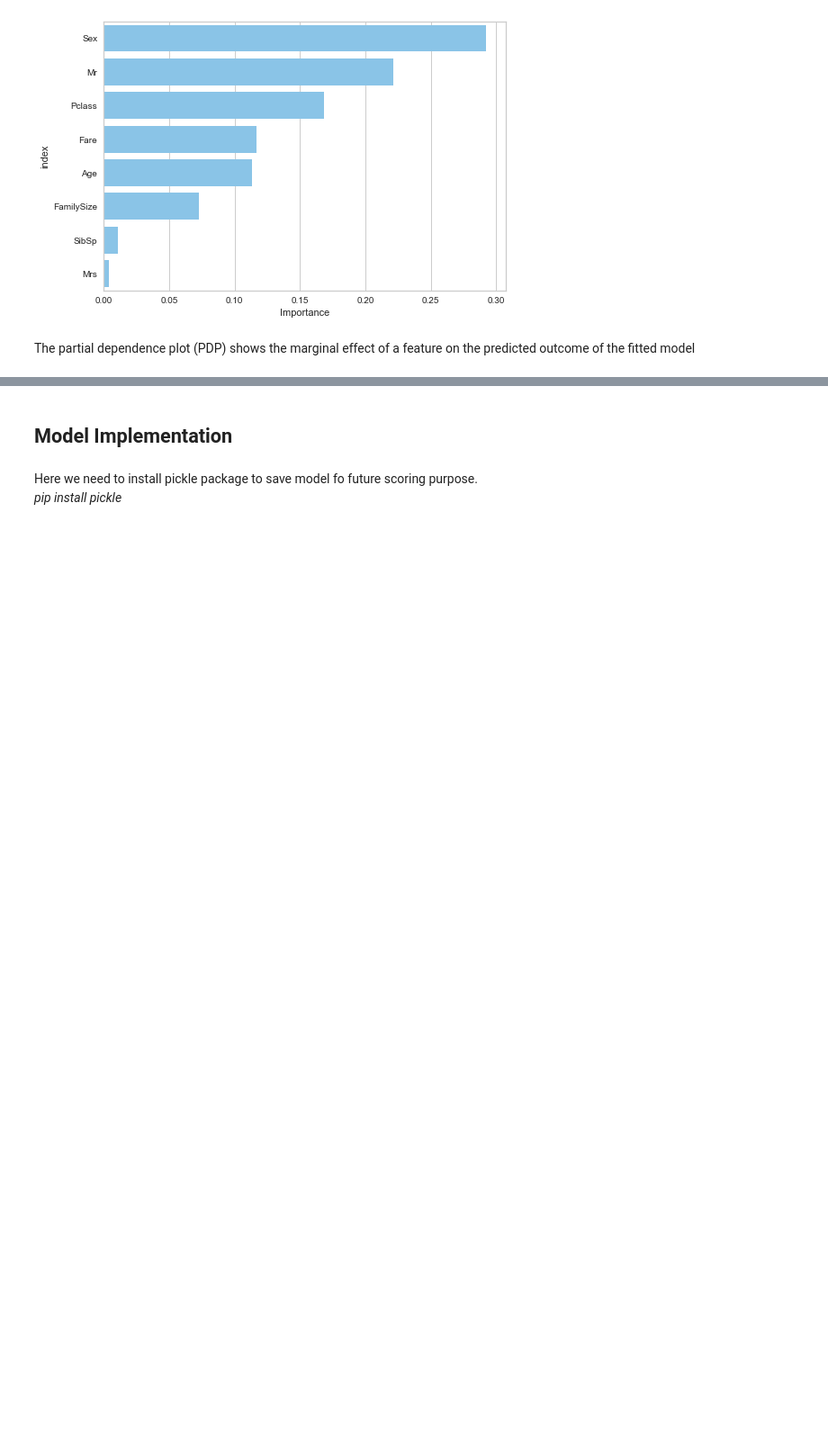
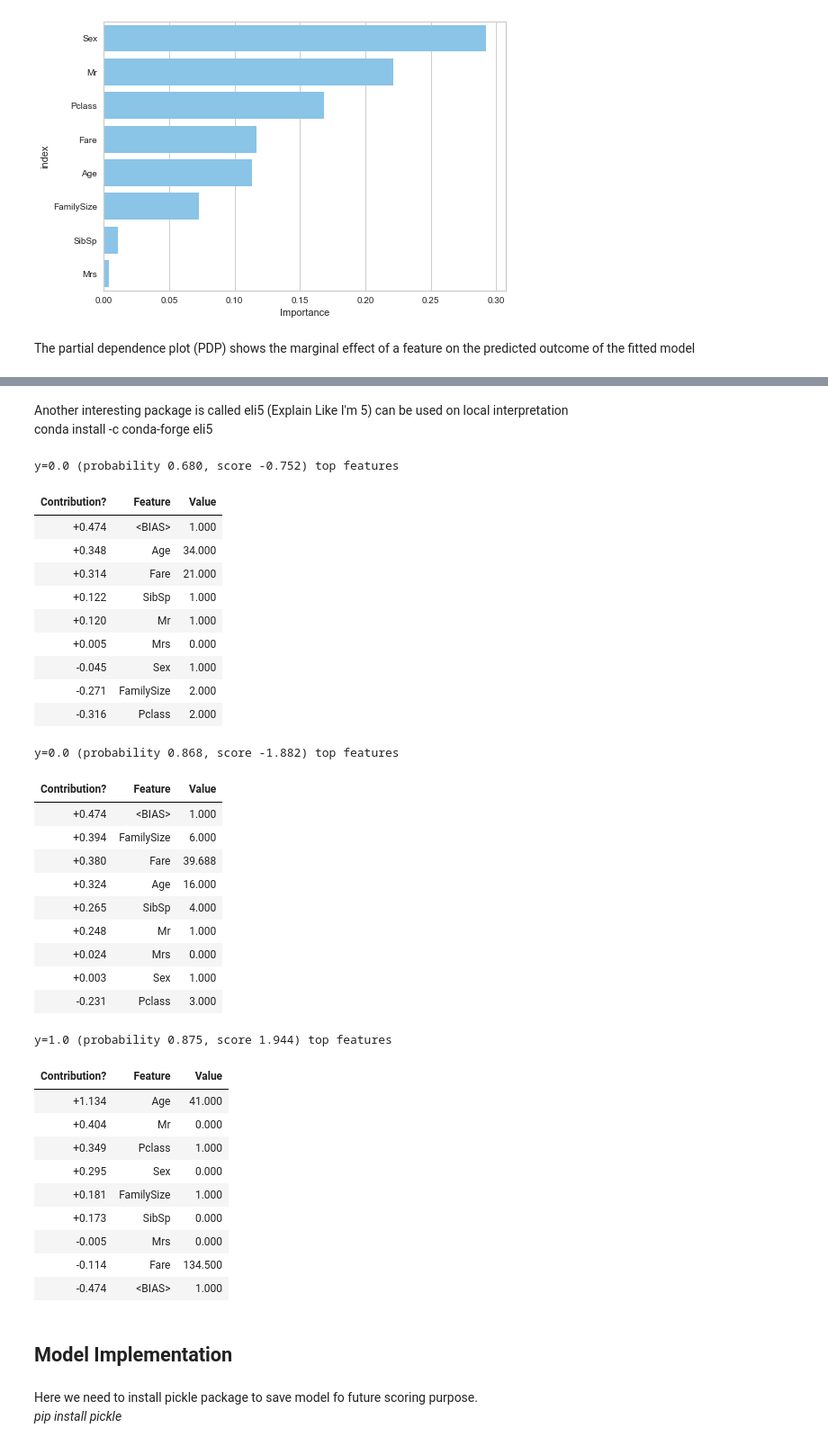
Before and after one commit to gavinzhu1127/Data-Science-using-Python, a Jupyter notebook: Data-Science-using-Python.ipynb, the cells around one changed output, grey strips where cells are left out. Shown: that part at 90% size. Cells and saved outputs as stored; diff of their text form; code cells hidden in the pictures; blank space fills up the shorter version.

```diff
--- a/Data-Science-using-Python.ipynb
+++ b/Data-Science-using-Python.ipynb
@@ -1074,4 +1056,49 @@ Function partial_dependence is deprecated; The function ensemble.partial_depende
 [figure]
+# %% [markdown]
+Another interesting package is called eli5 (Explain Like I'm 5) can be used on local interpretation
+<br>
+conda install -c conda-forge eli5
+# %%
+import eli5
+
+#eli5.show_weights(gbm_best, vec=feature_selected)
+train = X_train[importance['index']]
+for i in [0, 30, 100]:
+    display(eli5.show_prediction(gbm_best, doc=train.values[i], feature_names = list(train.columns), show_feature_values=True))
+# %% [output]
+y=0.0 (probability 0.680, score -0.752) top features
+| Contribution? | Feature | Value |
+| +0.474 | <BIAS> | 1.000 |
+| +0.348 | Age | 34.000 |
+| +0.314 | Fare | 21.000 |
+| +0.122 | SibSp | 1.000 |
+| +0.120 | Mr | 1.000 |
+| +0.005 | Mrs | 0.000 |
+| -0.045 | Sex | 1.000 |
+| -0.271 | FamilySize | 2.000 |
+| -0.316 | Pclass | 2.000 |
+y=0.0 (probability 0.868, score -1.882) top features
+| Contribution? | Feature | Value |
+| +0.474 | <BIAS> | 1.000 |
+| +0.394 | FamilySize | 6.000 |
+| +0.380 | Fare | 39.688 |
+| +0.324 | Age | 16.000 |
+| +0.265 | SibSp | 4.000 |
+| +0.248 | Mr | 1.000 |
+| +0.024 | Mrs | 0.000 |
+| +0.003 | Sex | 1.000 |
+| -0.231 | Pclass | 3.000 |
+y=1.0 (probability 0.875, score 1.944) top features
+| Contribution? | Feature | Value |
+| +1.134 | Age | 41.000 |
+| +0.404 | Mr | 0.000 |
+| +0.349 | Pclass | 1.000 |
+| +0.295 | Sex | 0.000 |
+| +0.181 | FamilySize | 1.000 |
+| +0.173 | SibSp | 0.000 |
+| -0.005 | Mrs | 0.000 |
+| -0.114 | Fare | 134.500 |
+| -0.474 | <BIAS> | 1.000 |
 # %% [markdown]
 ## Model Implementation
 # %% [markdown]
```
Also changed, not shown: parts of 9 cells of this notebook.
